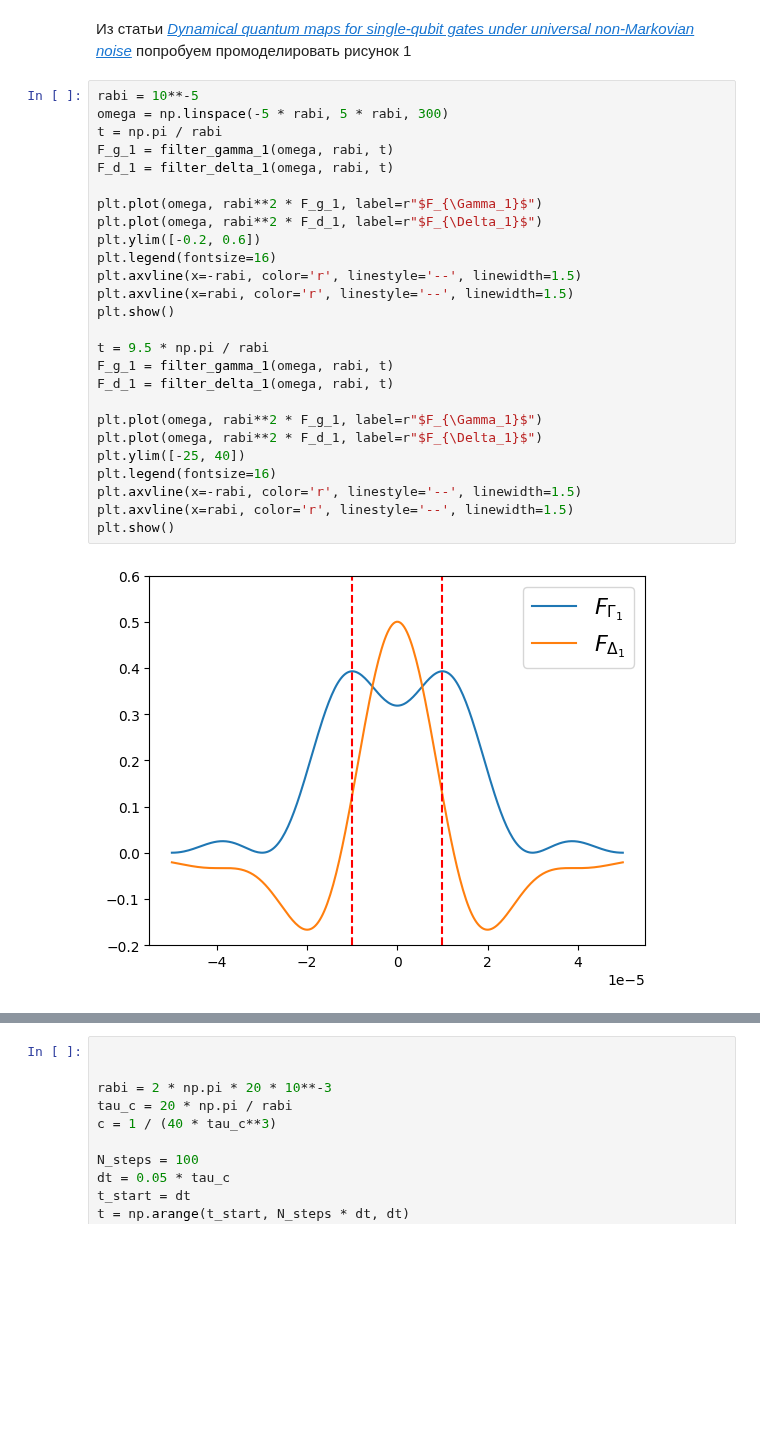
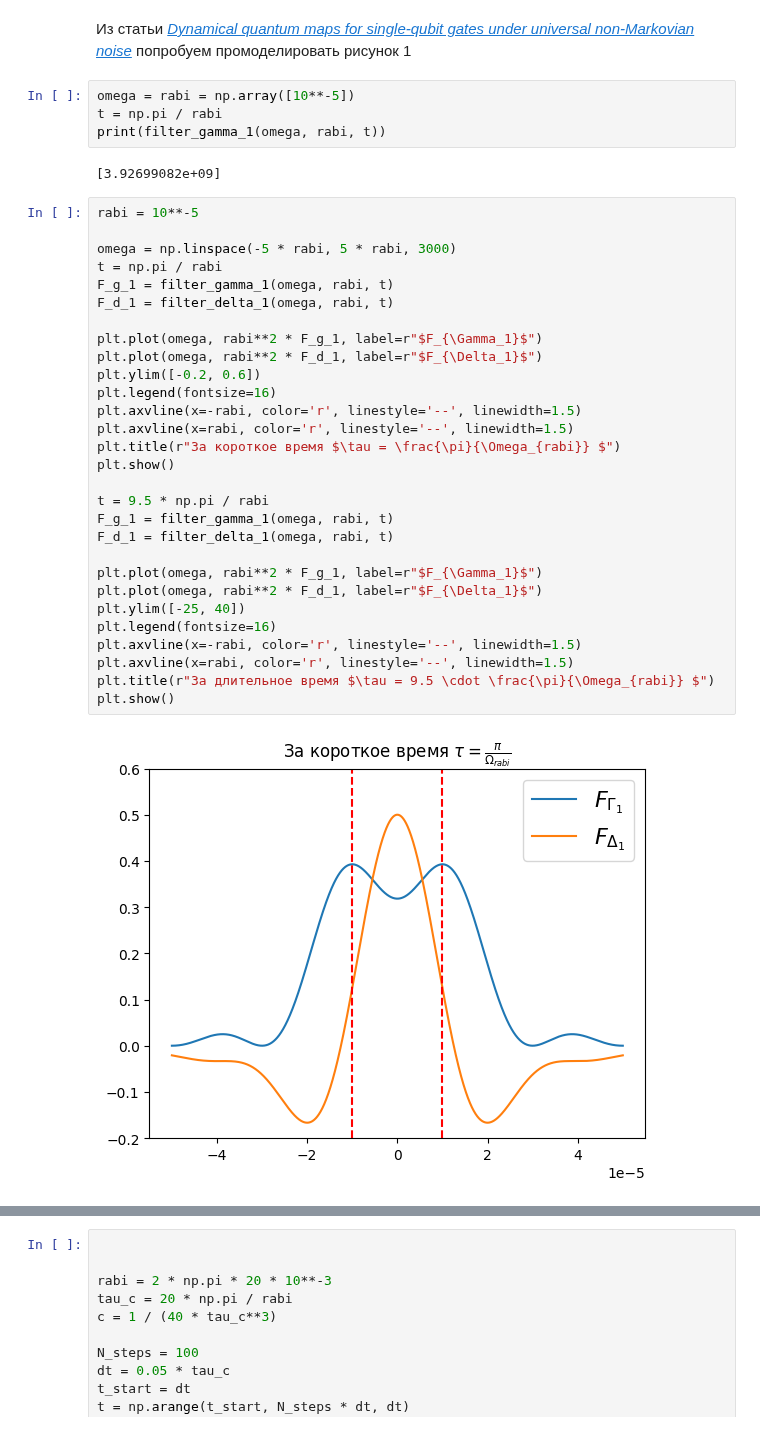
Before and after one commit to Denis-chupa/Quantum_tools, a Jupyter notebook: Quantum_computing/src/GST_research/phase_noise.ipynb, the cells around one changed output, grey strips where cells are left out. Saved outputs shown, nothing was run; the diff lists cells and outputs as text; blank space fills up the shorter version.

```diff
--- a/Quantum_computing/src/GST_research/phase_noise.ipynb
+++ b/Quantum_computing/src/GST_research/phase_noise.ipynb
@@ -11,31 +11,40 @@ paul_z = np.array([[1, 0], [0, -1]], dtype=complex)
 paul_list = [paul_x, paul_y, paul_z]
 # %% [markdown]
 Из статьи [*Dynamical quantum maps for single-qubit gates under universal non-Markovian noise*](https://journals.aps.org/prresearch/pdf/10.1103/PhysRevResearch.7.013008) попробуем промоделировать рисунок 1
+# %%
+omega = rabi = np.array([10**-5])
+t = np.pi / rabi
+print(filter_gamma_1(omega, rabi, t))
+# %% [output]
+[3.92699082e+09]
 # %%
 rabi = 10**-5
-omega = np.linspace(-5 * rabi, 5 * rabi, 300)
+
+omega = np.linspace(-5 * rabi, 5 * rabi, 3000)
 t = np.pi / rabi
 F_g_1 = filter_gamma_1(omega, rabi, t)
 F_d_1 = filter_delta_1(omega, rabi, t)
 
 plt.plot(omega, rabi**2 * F_g_1, label=r"$F_{\Gamma_1}$")
 plt.plot(omega, rabi**2 * F_d_1, label=r"$F_{\Delta_1}$")
 plt.ylim([-0.2, 0.6])
 plt.legend(fontsize=16)
 plt.axvline(x=-rabi, color='r', linestyle='--', linewidth=1.5)
 plt.axvline(x=rabi, color='r', linestyle='--', linewidth=1.5)
+plt.title(r"За короткое время $\tau = \frac{\pi}{\Omega_{rabi}} $")
 plt.show()
 
 t = 9.5 * np.pi / rabi
 F_g_1 = filter_gamma_1(omega, rabi, t)
 F_d_1 = filter_delta_1(omega, rabi, t)
 
 plt.plot(omega, rabi**2 * F_g_1, label=r"$F_{\Gamma_1}$")
 plt.plot(omega, rabi**2 * F_d_1, label=r"$F_{\Delta_1}$")
 plt.ylim([-25, 40])
 plt.legend(fontsize=16)
 plt.axvline(x=-rabi, color='r', linestyle='--', linewidth=1.5)
 plt.axvline(x=rabi, color='r', linestyle='--', linewidth=1.5)
+plt.title(r"За длительное время $\tau = 9.5 \cdot \frac{\pi}{\Omega_{rabi}} $")
 plt.show()
 # %% [output]
-[figure, old version]
+[figure, new version]
```
Also changed, not shown: parts of 7 cells of this notebook, 1 other file.
